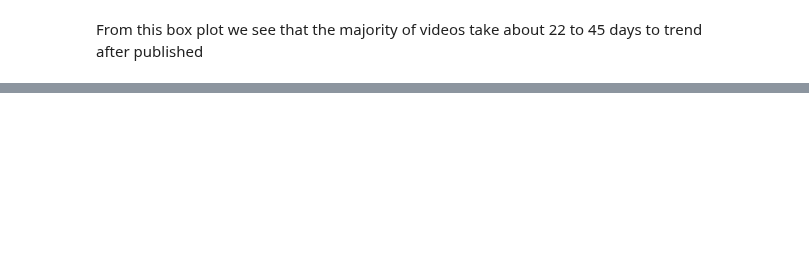
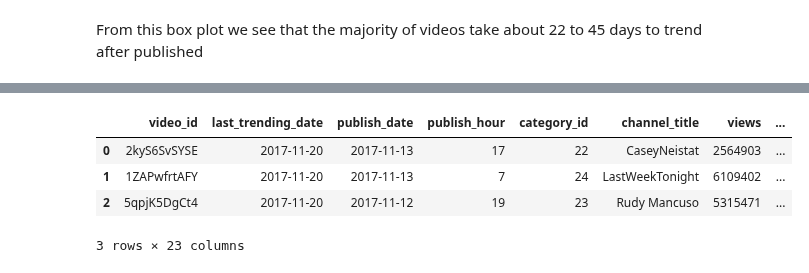
Before and after one commit to COGS118A/Group035-Sp22, a Jupyter notebook: FinalProject_DataExploration.ipynb, the cells around one changed output, grey strips where cells are left out. Saved outputs shown, nothing was run; the diff lists cells and outputs as text; code cells hidden in the pictures; blank space fills up the shorter version.

```diff
--- a/FinalProject_DataExploration.ipynb
+++ b/FinalProject_DataExploration.ipynb
@@ -107,0 +141,27 @@ R2 score:  0.20760065567401664
+# %%
+import pandas as pd
+import numpy as np
+import matplotlib.pyplot as plt
+import seaborn as sns
+from sklearn.feature_extraction.text import CountVectorizer
+from sklearn.svm import LinearSVC
+from sklearn.feature_extraction.text import TfidfVectorizer
+
+from sklearn.compose import ColumnTransformer
+from sklearn.datasets import fetch_openml
+from sklearn.pipeline import Pipeline
+from sklearn.impute import SimpleImputer
+from sklearn.preprocessing import StandardScaler, OneHotEncoder
+from sklearn.linear_model import LogisticRegression
+from sklearn.model_selection import train_test_split, GridSearchCV
+
+np.random.seed(0)
+
+df = pd.read_csv("USvideos_modified.csv", sep=",")
+df.head(3)
+# %% [output]
+|  | video_id | last_trending_date | publish_date | publish_hour | category_id | channel_title | views | ... |
+| 0 | 2kyS6SvSYSE | 2017-11-20 | 2017-11-13 | 17 | 22 | CaseyNeistat | 2564903 | ... |
+| 1 | 1ZAPwfrtAFY | 2017-11-20 | 2017-11-13 | 7 | 24 | LastWeekTonight | 6109402 | ... |
+| 2 | 5qpjK5DgCt4 | 2017-11-20 | 2017-11-12 | 19 | 23 | Rudy Mancuso | 5315471 | ... |
+3 rows × 23 columns
```
Also changed, not shown: parts of 25 cells of this notebook, 2 other files.
